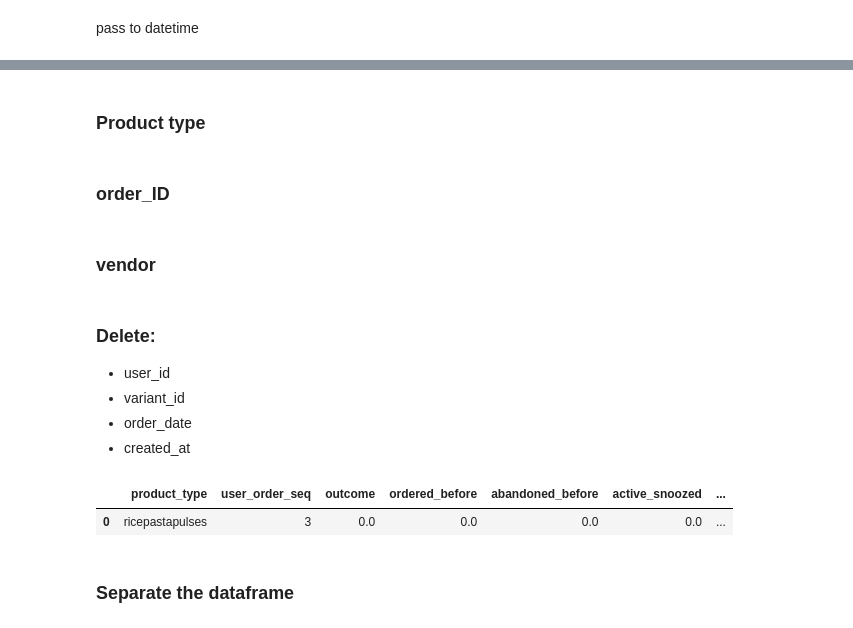
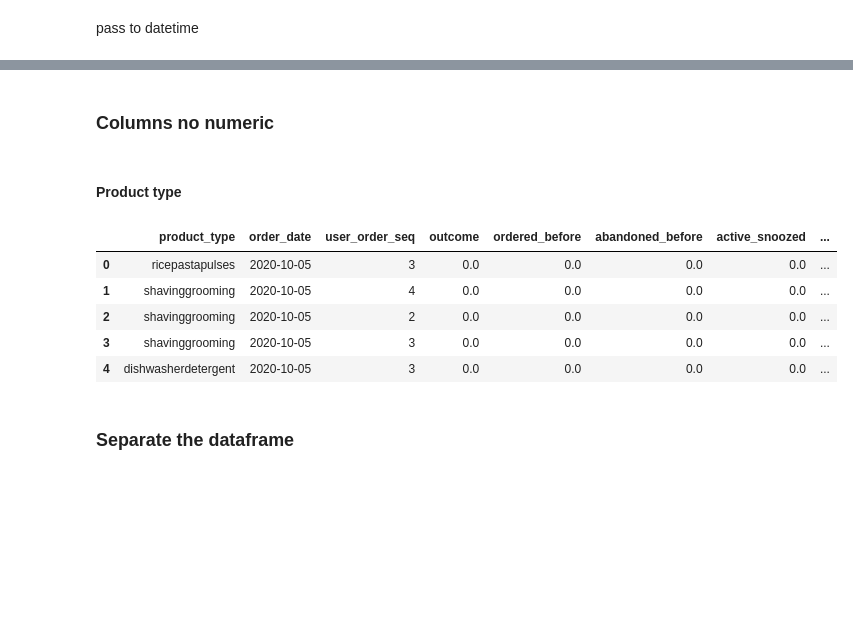
Before and after one commit to MaickMos/data_science_applied, a Jupyter notebook: model_regresion_lineal_feature_frame/MVP_Push_Notifications.ipynb, the cells around one changed output, grey strips where cells are left out. Drawn from its saved outputs; the diff is of its cells as text; code cells hidden in the pictures; blank space fills up the shorter version.

```diff
--- a/model_regresion_lineal_feature_frame/MVP_Push_Notifications.ipynb
+++ b/model_regresion_lineal_feature_frame/MVP_Push_Notifications.ipynb
@@ -109,2 +178,4 @@ Name: count, dtype: int64
+# %% [markdown]
+### Columns no numeric
 # %% [markdown]
-### Product type
+#### Product type
@@ -111,39 +185,22 @@ Name: count, dtype: int64
 # %%
-#Product type: need to be categorical encoding
-feature_frame = pd.concat([feature_frame, pd.get_dummies(feature_frame["product_type"])],axis=1)
-feature_frame = feature_frame.drop("product_type",axis=1)
-#feature_frame = feature_frame.drop("index",axis=1)
+"""### Delete:
+* user_id
+* variant_id
+* order_date
+* created_at
+* order_ID"""
+feature_frame = feature_frame.drop("variant_id",axis=1)
+feature_frame = feature_frame.drop("user_id",axis=1)
+feature_frame = feature_frame.drop("created_at",axis=1)
+feature_frame = feature_frame.drop("order_id",axis=1)
-# %% [markdown]
-### order_ID
-# %%
-#Count encoding
-feature_frame['order_id'] = feature_frame.order_id.map(feature_frame.order_id.value_counts())
-# %% [markdown]
-### vendor
-# %%
-#Count encoding
-feature_frame['vendor'] = feature_frame.vendor.map(feature_frame.vendor.value_counts())
-
-#categorical encoding
-#feature_frame = pd.concat([feature_frame, pd.get_dummies(feature_frame["vendor"])],axis=1)
-#feature_frame = feature_frame.drop("vendor",axis=1)
-#feature_frame = feature_frame.drop("index",axis=1)
-# %% [markdown]
-### Delete:
-* user_id
-* variant_id
-* order_date
-* created_at
-# %%
-feature_frame = feature_frame.drop("variant_id",axis=1)
-feature_frame = feature_frame.drop("user_id",axis=1)
-feature_frame = feature_frame.drop("order_date",axis=1)
-feature_frame = feature_frame.drop("created_at",axis=1)
-feature_frame = feature_frame.drop("order_id",axis=1)
 # %%
-feature_frame.head(1)
+feature_frame.head(5)
 # %% [output]
-|  | product_type | user_order_seq | outcome | ordered_before | abandoned_before | active_snoozed | ... |
-| 0 | ricepastapulses | 3 | 0.0 | 0.0 | 0.0 | 0.0 | ... |
+|  | product_type | order_date | user_order_seq | outcome | ordered_before | abandoned_before | active_snoozed | ... |
+| 0 | ricepastapulses | 2020-10-05 | 3 | 0.0 | 0.0 | 0.0 | 0.0 | ... |
+| 1 | shavinggrooming | 2020-10-05 | 4 | 0.0 | 0.0 | 0.0 | 0.0 | ... |
+| 2 | shavinggrooming | 2020-10-05 | 2 | 0.0 | 0.0 | 0.0 | 0.0 | ... |
+| 3 | shavinggrooming | 2020-10-05 | 3 | 0.0 | 0.0 | 0.0 | 0.0 | ... |
+| 4 | dishwasherdetergent | 2020-10-05 | 3 | 0.0 | 0.0 | 0.0 | 0.0 | ... |
 # %% [markdown]
 ### Separate the dataframe
```
Also changed, not shown: parts of 50 cells of this notebook, 2 other files.
